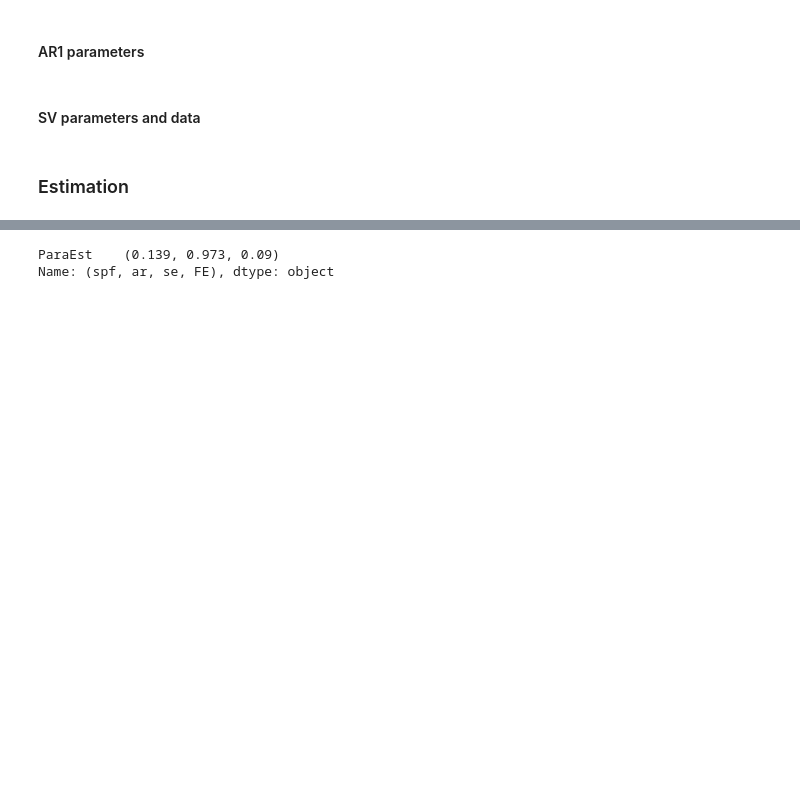
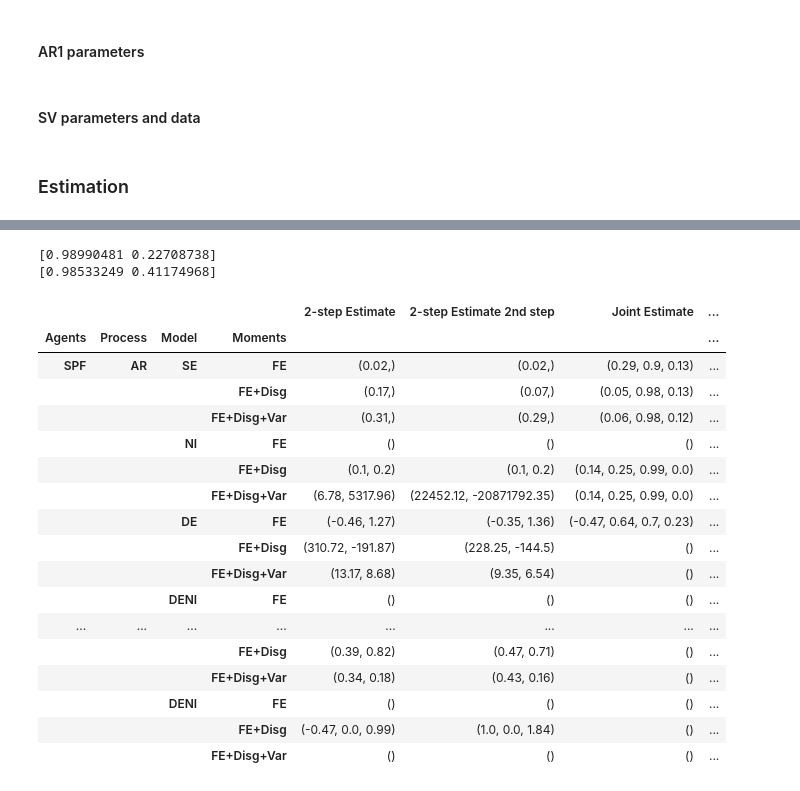
Before and after one commit to TaoWangEcon/ExpProject, a Jupyter notebook: workingfolder/python/DoSMMEst.ipynb, the cells around one changed output, grey strips where cells are left out. Cells and saved outputs as stored; diff of their text form; code cells hidden in the pictures; blank space fills up the shorter version.

```diff
--- a/workingfolder/python/DoSMMEst.ipynb
+++ b/workingfolder/python/DoSMMEst.ipynb
@@ -3166,5 +3213,20 @@ def ObjGen(model,
 iterables = [agents_list, process_list, ex_model_list,moments_list_general]
 midx = pd.MultiIndex.from_product(iterables, names=['Agents', 'Process','Model','Moments'])
 paras_table = pd.DataFrame(index = midx)
+
+## 2-step table
 paras_list = [tuple(paras) for paras in paras_list]
 paras_table['ParaEst'] = paras_list
+
+paras_step2_list = [tuple(paras) for paras in paras_step2_list]
+paras_table['ParaEst2step'] = paras_step2_list
+
+
+## joint table
+paras_joint_table = pd.DataFrame(index = midx)
+
+paras_joint_list = [tuple(paras) for paras in paras_joint_list]
+paras_joint_table['ParaEst'] = paras_joint_list
+
+paras_joint_step2_list = [tuple(paras) for paras in paras_joint_step2_list]
+paras_joint_table['ParaEst2step'] = paras_joint_step2_list
@@ -3217,5 +3232,0 @@ paras_joint_table
-# %%
-paras_joint_table.loc['spf','ar','se','FE']
-# %% [output]
-ParaEst    (0.139, 0.973, 0.09)
-Name: (spf, ar, se, FE), dtype: object
@@ -3222,3 +3259,30 @@ Name: (spf, ar, se, FE), dtype: object
+# %%
+print(process_paraQ_est_ar)
+print(process_paraM_est_ar)
+# %% [output]
+[0.98990481 0.22708738]
+[0.98533249 0.41174968]
+# %%
+paras_combine_table
+# %% [output]
+|  |  |  |  | 2-step Estimate | 2-step Estimate 2nd step | Joint Estimate | ... |
+| Agents | Process | Model | Moments |  |  |  | ... |
+| SPF | AR | SE | FE | (0.02,) | (0.02,) | (0.29, 0.9, 0.13) | ... |
+|  |  |  | FE+Disg | (0.17,) | (0.07,) | (0.05, 0.98, 0.13) | ... |
+|  |  |  | FE+Disg+Var | (0.31,) | (0.29,) | (0.06, 0.98, 0.12) | ... |
+|  |  | NI | FE | () | () | () | ... |
+|  |  |  | FE+Disg | (0.1, 0.2) | (0.1, 0.2) | (0.14, 0.25, 0.99, 0.0) | ... |
+|  |  |  | FE+Disg+Var | (6.78, 5317.96) | (22452.12, -20871792.35) | (0.14, 0.25, 0.99, 0.0) | ... |
+|  |  | DE | FE | (-0.46, 1.27) | (-0.35, 1.36) | (-0.47, 0.64, 0.7, 0.23) | ... |
+|  |  |  | FE+Disg | (310.72, -191.87) | (228.25, -144.5) | () | ... |
+|  |  |  | FE+Disg+Var | (13.17, 8.68) | (9.35, 6.54) | () | ... |
+|  |  | DENI | FE | () | () | () | ... |
+| ... | ... | ... | ... | ... | ... | ... | ... |
+|  |  |  | FE+Disg | (0.39, 0.82) | (0.47, 0.71) | () | ... |
+|  |  |  | FE+Disg+Var | (0.34, 0.18) | (0.43, 0.16) | () | ... |
+|  |  | DENI | FE | () | () | () | ... |
+|  |  |  | FE+Disg | (-0.47, 0.0, 0.99) | (1.0, 0.0, 1.84) | () | ... |
+|  |  |  | FE+Disg+Var | () | () | () | ... |
 # %%
 ## generate model moments
 
```
Also changed, not shown: parts of 28 cells of this notebook, 4 other files.
